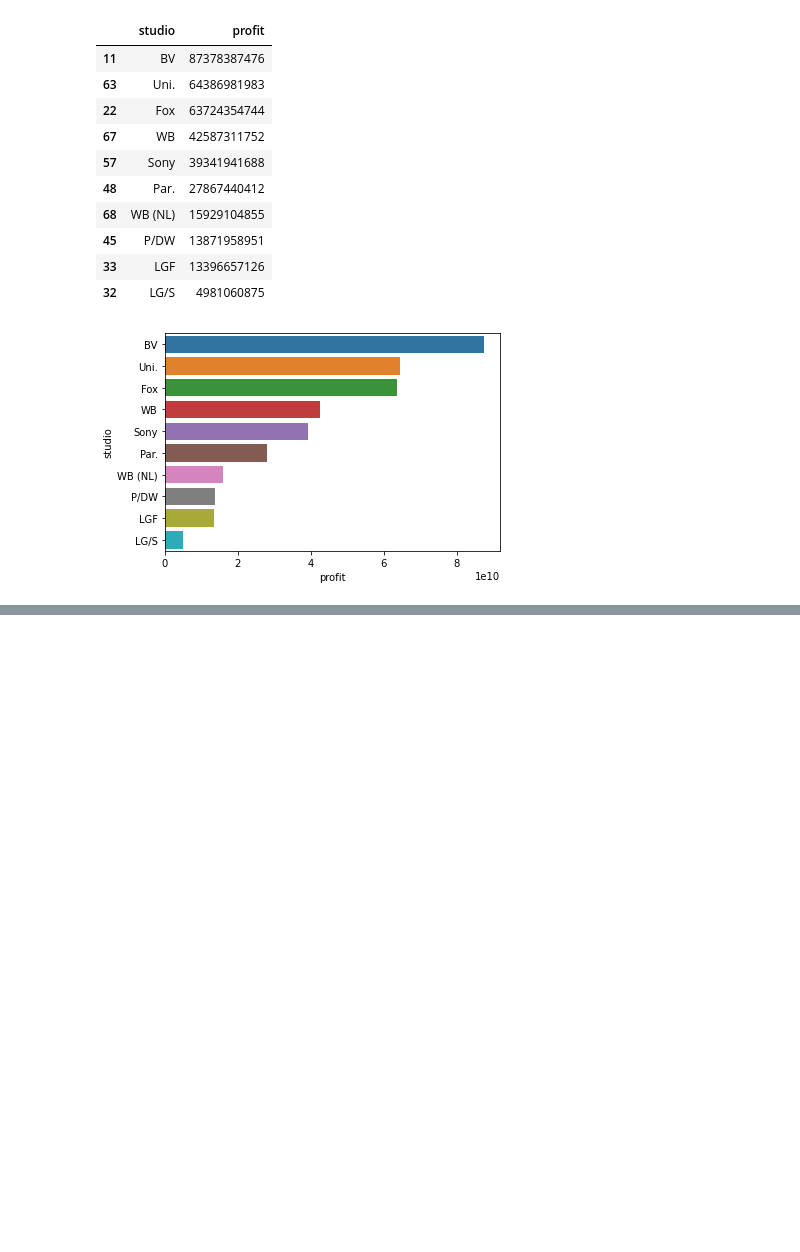
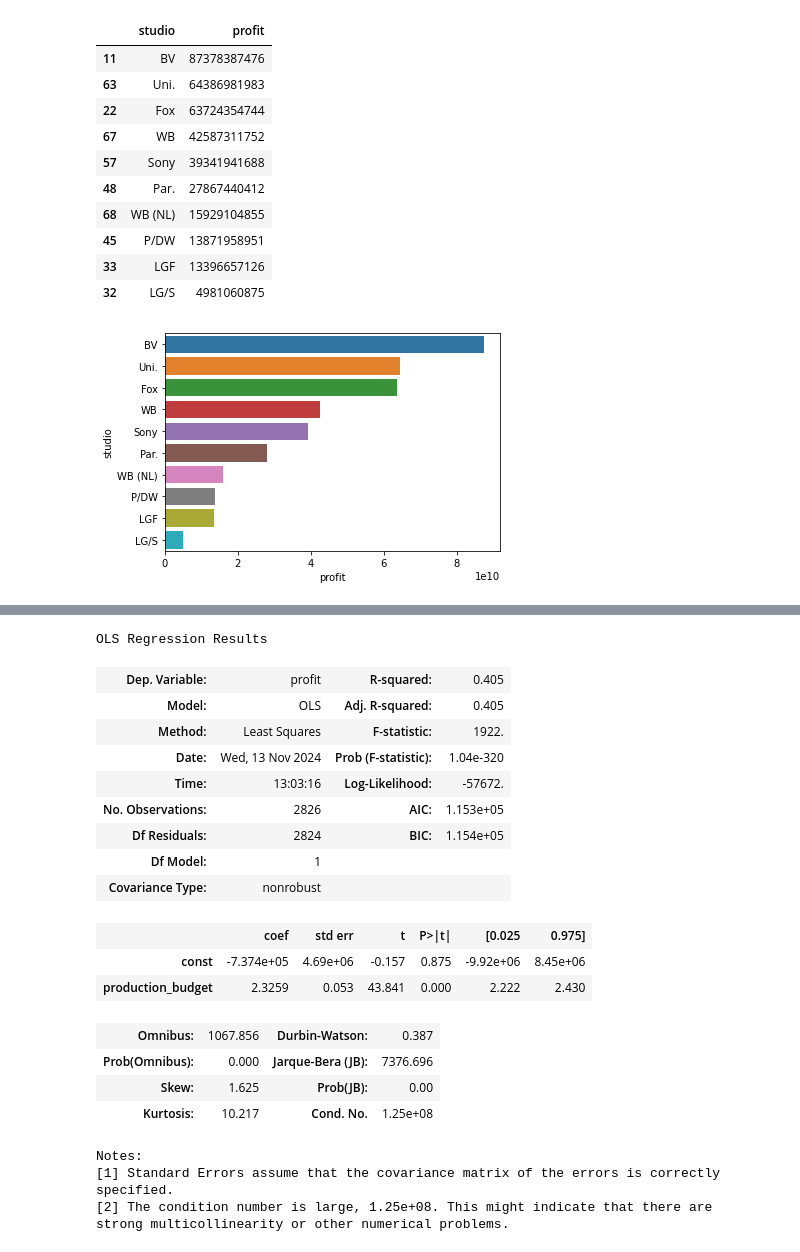
Before and after one commit to Otim135/group3-phase2-project, a Jupyter notebook: ipynbs/Moses.ipynb, the cells around one changed output, grey strips where cells are left out. Cells and saved outputs as stored; diff of their text form; code cells hidden in the pictures; blank space fills up the shorter version.

```diff
--- a/ipynbs/Moses.ipynb
+++ b/ipynbs/Moses.ipynb
@@ -671,0 +707,7 @@ sns.barplot(data=top_10_studios, x='profit', y='studio');
+# %%
+X = df_movies[['production_budget']]
+y = df_movies['profit']
+
+model = sm.OLS(endog=y, exog=sm.add_constant(X))
+
+results = model.fit()
@@ -671,0 +722,24 @@ sns.barplot(data=top_10_studios, x='profit', y='studio');
+# %%
+results.summary()
+# %% [output]
+OLS Regression Results
+| Dep. Variable: | profit | R-squared: | 0.405 |
+| Model: | OLS | Adj. R-squared: | 0.405 |
+| Method: | Least Squares | F-statistic: | 1922. |
+| Date: | Wed, 13 Nov 2024 | Prob (F-statistic): | 1.04e-320 |
+| Time: | 13:03:16 | Log-Likelihood: | -57672. |
+| No. Observations: | 2826 | AIC: | 1.153e+05 |
+| Df Residuals: | 2824 | BIC: | 1.154e+05 |
+| Df Model: | 1 |  |  |
+| Covariance Type: | nonrobust |  |  |
+|  | coef | std err | t | P>|t| | [0.025 | 0.975] |
+| const | -7.374e+05 | 4.69e+06 | -0.157 | 0.875 | -9.92e+06 | 8.45e+06 |
+| production_budget | 2.3259 | 0.053 | 43.841 | 0.000 | 2.222 | 2.430 |
+| Omnibus: | 1067.856 | Durbin-Watson: | 0.387 |
+| Prob(Omnibus): | 0.000 | Jarque-Bera (JB): | 7376.696 |
+| Skew: | 1.625 | Prob(JB): | 0.00 |
+| Kurtosis: | 10.217 | Cond. No. | 1.25e+08 |
+Notes:
+[1] Standard Errors assume that the covariance matrix of the errors is correctly specified.
+[2] The condition number is large, 1.25e+08. This might indicate that there are
+strong multicollinearity or other numerical problems.
```
Also changed, not shown: parts of 9 cells of this notebook.
